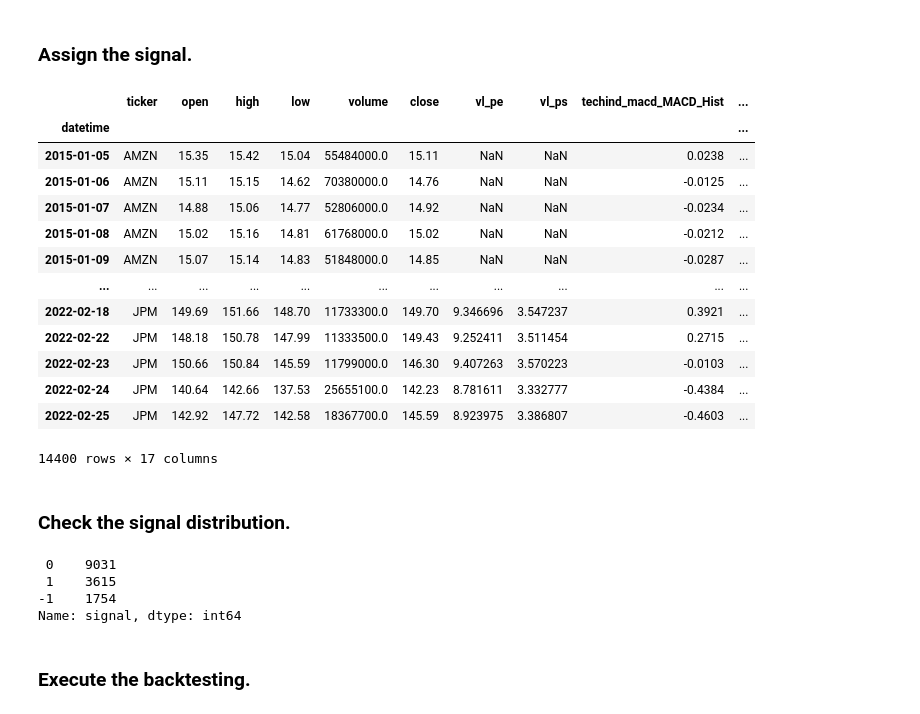
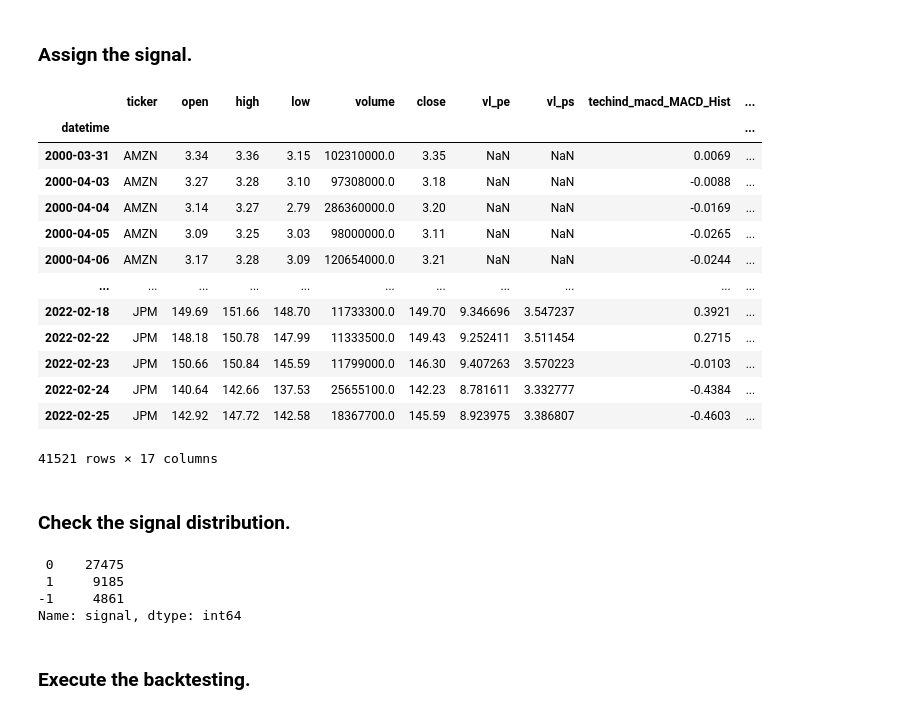
Before and after one commit to lioneltayyd/MADS-CAP, a Jupyter notebook: source/notebooks/backtesting_framework.ipynb, the cells around one changed output. Cells and saved outputs as stored; diff of their text form; code cells hidden in the pictures.

```diff
--- a/source/notebooks/backtesting_framework.ipynb
+++ b/source/notebooks/backtesting_framework.ipynb
@@ -62,6 +62,7 @@ ticker_to_collect = set(["AAPL", "AMZN", "TSLA", "JNJ", "BA", "LMT", "JPM", "GS"
 
 # Date range.
 date_beg, date_end = TICKER_DATE_COLLECT
+date_beg = "2000-03-31"
 
 # For clearing the output. Not important.
 clear_output()
@@ -142,7 +143,7 @@ df_feature_proc["date"] = pd.to_datetime(df_feature_proc["date"])
 df_feature_proc = df_feature_proc \
 	.rename(columns={"date": "datetime"}) \
 	.set_index("datetime") \
-	.loc["2015-01-05":date_end, :]
+	.loc[date_beg:date_end, :]
 
 # Preview.
 df_feature_proc
@@ -199,58 +200,54 @@ boo_ps = (df_feature_proc["vl_ps"] <= 50) & (df_feature_proc["vl_ps"] > 25)
 # Combine the conditions.
 # --------------------------------------------------
 
 boo_condition_longs = (
 	boo_macd_hist_bull \
 	& boo_macd_line_bull \
 	& boo_macd_sign_bull \
-) | (
-	boo_rsi_thres_bull
 )
 
 boo_condition_short = (
 	boo_macd_hist_bear \
 	& boo_macd_line_bear \
 	& boo_macd_sign_bear \
-) | (
-	boo_rsi_thres_bear
 )
 
 # --------------------------------------------------
 # Create signal.
 # --------------------------------------------------
 
 # Create the signal for (RuleBased) model. The trade
 # will be executed on the next day at opening price.
 df_feature_proc["signal"] = 0
 df_feature_proc.loc[boo_condition_longs, "signal"] =  1
 df_feature_proc.loc[boo_condition_short, "signal"] = -1
 
 # Preview.
 df_feature_proc
 # %% [output]
 |  | ticker | open | high | low | volume | close | vl_pe | vl_ps | techind_macd_MACD_Hist | ... |
 | datetime |  |  |  |  |  |  |  |  |  | ... |
-| 2015-01-05 | AMZN | 15.35 | 15.42 | 15.04 | 55484000.0 | 15.11 | NaN | NaN | 0.0238 | ... |
-| 2015-01-06 | AMZN | 15.11 | 15.15 | 14.62 | 70380000.0 | 14.76 | NaN | NaN | -0.0125 | ... |
-| 2015-01-07 | AMZN | 14.88 | 15.06 | 14.77 | 52806000.0 | 14.92 | NaN | NaN | -0.0234 | ... |
-| 2015-01-08 | AMZN | 15.02 | 15.16 | 14.81 | 61768000.0 | 15.02 | NaN | NaN | -0.0212 | ... |
-| 2015-01-09 | AMZN | 15.07 | 15.14 | 14.83 | 51848000.0 | 14.85 | NaN | NaN | -0.0287 | ... |
+| 2000-03-31 | AMZN | 3.34 | 3.36 | 3.15 | 102310000.0 | 3.35 | NaN | NaN | 0.0069 | ... |
+| 2000-04-03 | AMZN | 3.27 | 3.28 | 3.10 | 97308000.0 | 3.18 | NaN | NaN | -0.0088 | ... |
+| 2000-04-04 | AMZN | 3.14 | 3.27 | 2.79 | 286360000.0 | 3.20 | NaN | NaN | -0.0169 | ... |
+| 2000-04-05 | AMZN | 3.09 | 3.25 | 3.03 | 98000000.0 | 3.11 | NaN | NaN | -0.0265 | ... |
+| 2000-04-06 | AMZN | 3.17 | 3.28 | 3.09 | 120654000.0 | 3.21 | NaN | NaN | -0.0244 | ... |
 | ... | ... | ... | ... | ... | ... | ... | ... | ... | ... | ... |
 | 2022-02-18 | JPM | 149.69 | 151.66 | 148.70 | 11733300.0 | 149.70 | 9.346696 | 3.547237 | 0.3921 | ... |
 | 2022-02-22 | JPM | 148.18 | 150.78 | 147.99 | 11333500.0 | 149.43 | 9.252411 | 3.511454 | 0.2715 | ... |
 | 2022-02-23 | JPM | 150.66 | 150.84 | 145.59 | 11799000.0 | 146.30 | 9.407263 | 3.570223 | -0.0103 | ... |
 | 2022-02-24 | JPM | 140.64 | 142.66 | 137.53 | 25655100.0 | 142.23 | 8.781611 | 3.332777 | -0.4384 | ... |
 | 2022-02-25 | JPM | 142.92 | 147.72 | 142.58 | 18367700.0 | 145.59 | 8.923975 | 3.386807 | -0.4603 | ... |
-14400 rows × 17 columns
+41521 rows × 17 columns
 # %% [markdown]
 ### Check the signal distribution.
 # %%
 # Check the signal distribution.
 df_feature_proc["signal"].value_counts(normalize=False)
 # %% [output]
- 0    9031
- 1    3615
--1    1754
+ 0    27475
+ 1     9185
+-1     4861
 Name: signal, dtype: int64
 # %% [markdown]
 ### Execute the backtesting.
```
Also changed, not shown: parts of 8 cells of this notebook, 6 other files.
